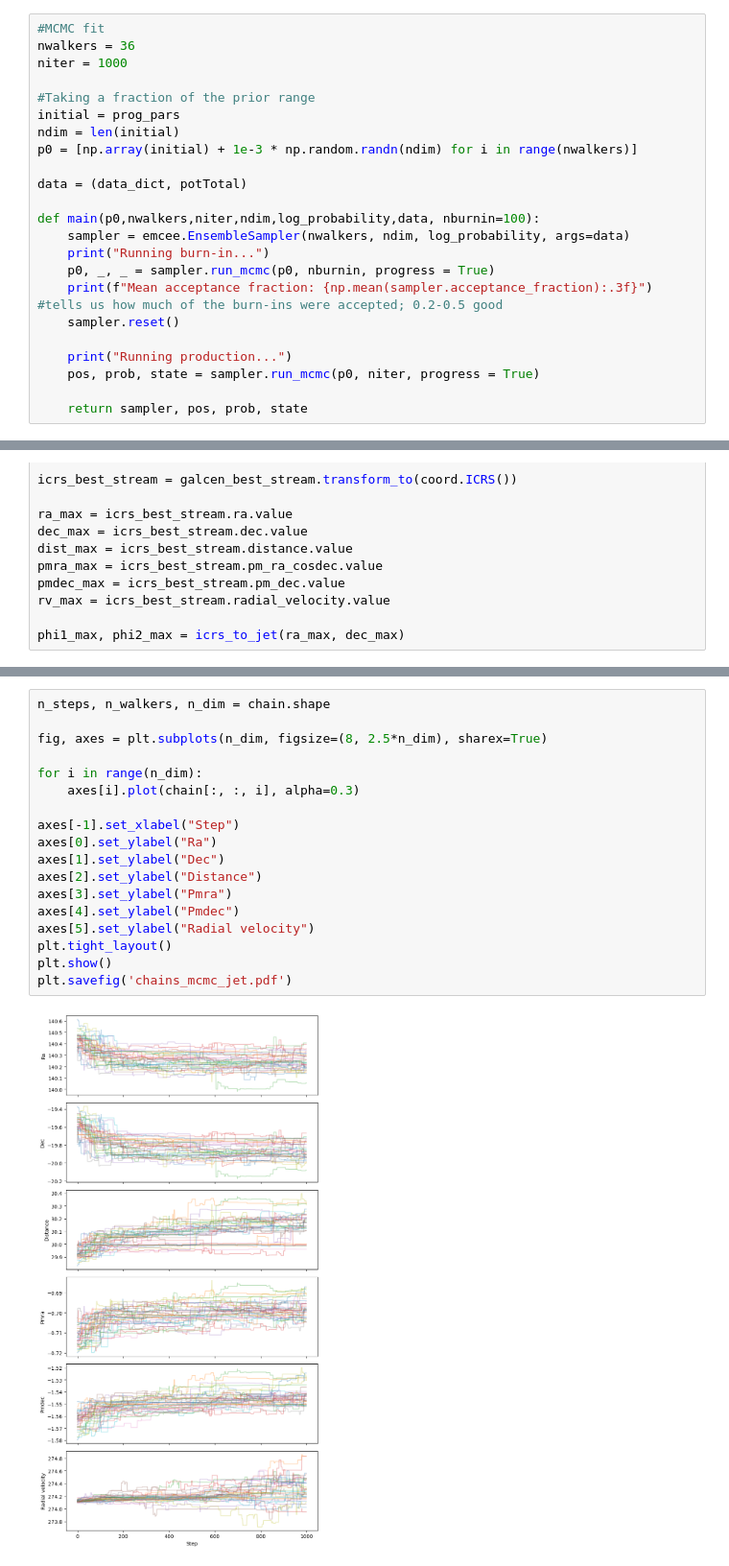
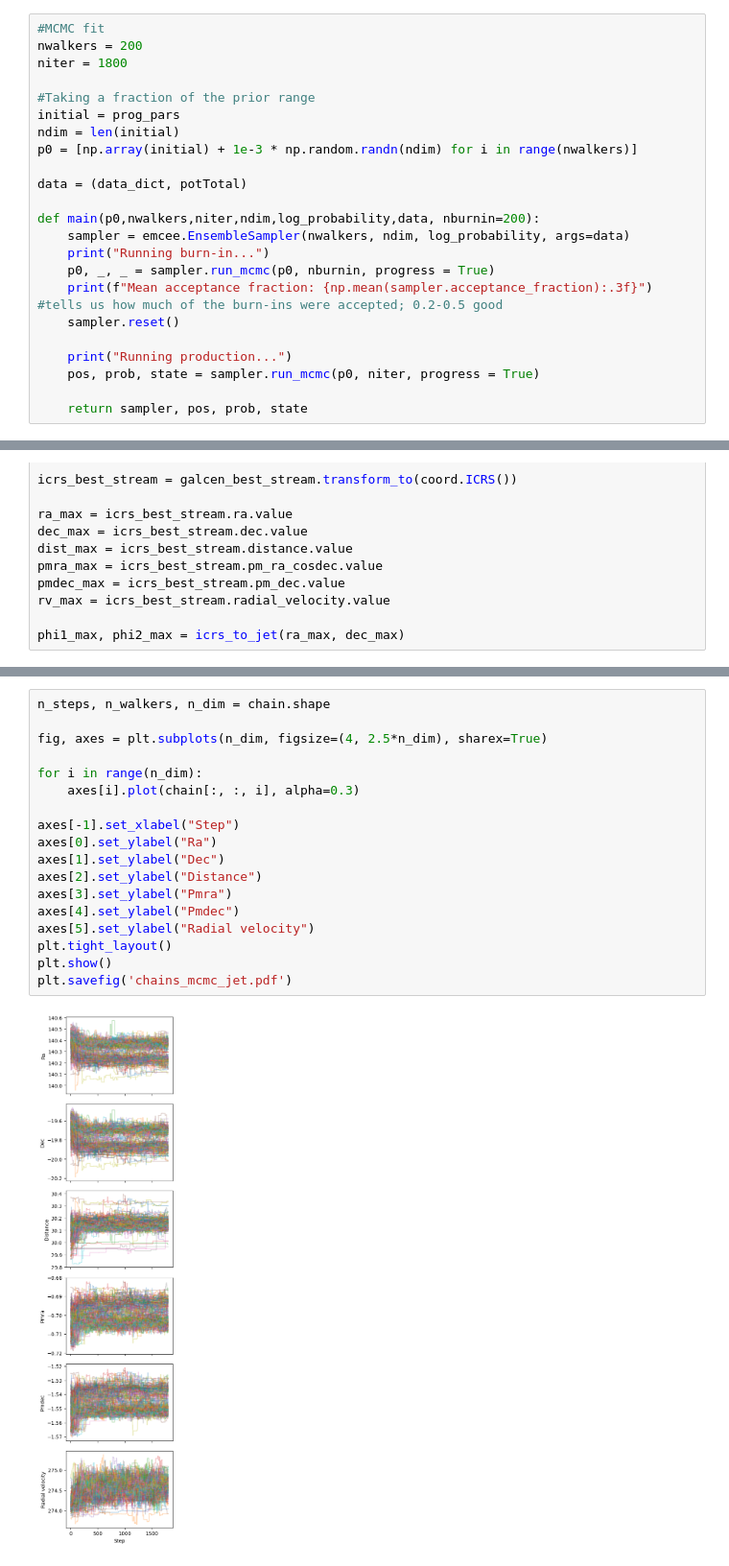
Before and after one commit to shriy-stars/jet_setting_2026-7, a Jupyter notebook: jet_progenitor_fit.ipynb, the cells around one changed output, grey strips where cells are left out. Shown at 96% size. Drawn from its saved outputs; the diff is of its cells as text.

```diff
--- a/jet_progenitor_fit.ipynb
+++ b/jet_progenitor_fit.ipynb
@@ -186,8 +186,8 @@ ax.set_aspect('equal')
 [figure]
 # %%
 #MCMC fit
-nwalkers = 36
-niter = 1000
+nwalkers = 200
+niter = 1800
 
 #Taking a fraction of the prior range
 initial = prog_pars
@@ -196,7 +196,7 @@ p0 = [np.array(initial) + 1e-3 * np.random.randn(ndim) for i in range(nwalkers)]
 
 data = (data_dict, potTotal)
 
-def main(p0,nwalkers,niter,ndim,log_probability,data, nburnin=100):
+def main(p0,nwalkers,niter,ndim,log_probability,data, nburnin=200):
     sampler = emcee.EnsembleSampler(nwalkers, ndim, log_probability, args=data)
     print("Running burn-in...")
     p0, _, _ = sampler.run_mcmc(p0, nburnin, progress = True)
@@ -351,21 +351,21 @@ plt.show()
 # %%
 n_steps, n_walkers, n_dim = chain.shape
 
-fig, axes = plt.subplots(n_dim, figsize=(8, 2.5*n_dim), sharex=True)
+fig, axes = plt.subplots(n_dim, figsize=(4, 2.5*n_dim), sharex=True)
 
 for i in range(n_dim):
     axes[i].plot(chain[:, :, i], alpha=0.3)
 
 axes[-1].set_xlabel("Step")
 axes[0].set_ylabel("Ra")
 axes[1].set_ylabel("Dec")
 axes[2].set_ylabel("Distance")
 axes[3].set_ylabel("Pmra")
 axes[4].set_ylabel("Pmdec")
 axes[5].set_ylabel("Radial velocity")
 plt.tight_layout()
 plt.show()
 plt.savefig('chains_mcmc_jet.pdf')
 # %% [output]
-[figure, old version]
+[figure, new version]
 <Figure size 640x480 with 0 Axes>
```
Also changed, not shown: parts of 8 cells of this notebook, 3 other files.
